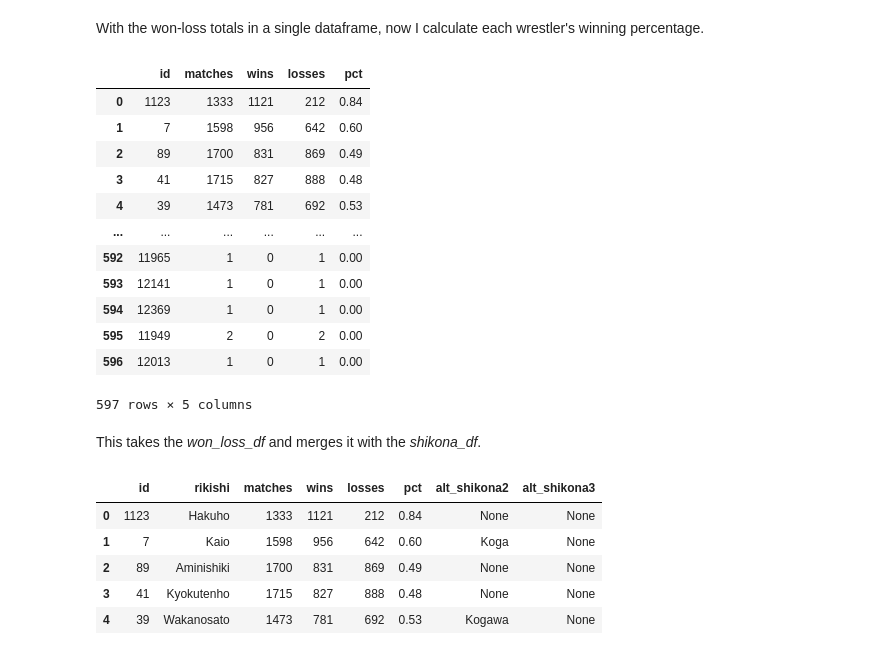
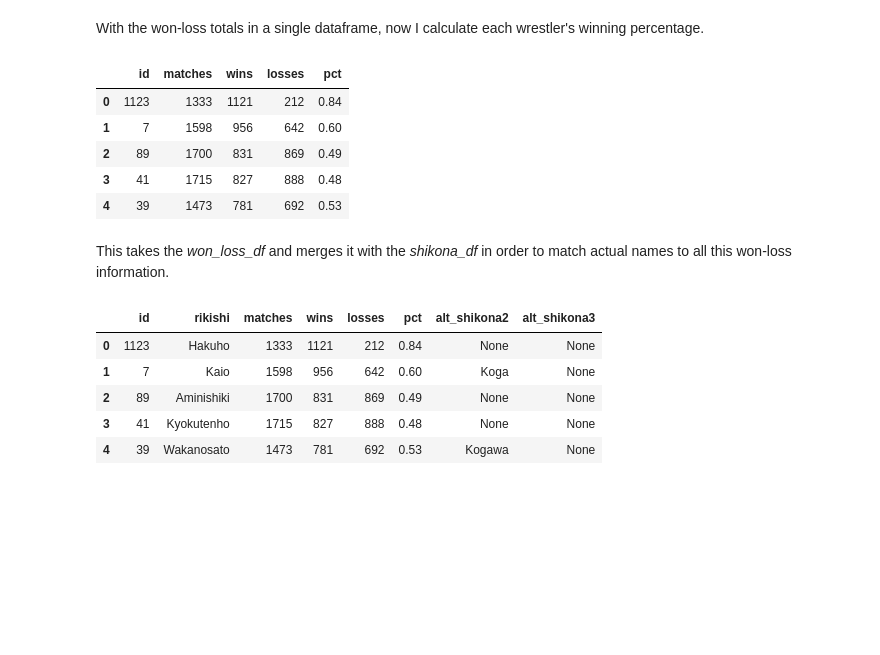
Before and after one commit to mjbrechner/sumo, a Jupyter notebook: sumo_analysis.ipynb, the cells around one changed output. Saved outputs shown, nothing was run; the diff lists cells and outputs as text; code cells hidden in the pictures; blank space fills up the shorter version.

```diff
--- a/sumo_analysis.ipynb
+++ b/sumo_analysis.ipynb
@@ -203,31 +166,24 @@ With the won-loss totals in a single dataframe, now I calculate each wrestler's
 # %%
 pct_list = []
 
 for i in range(len(won_loss_df)):
     pct = round(int(won_loss_df[won_loss_df.id == won_loss_df['id'][i]].wins.iloc[0]) / int(
     (won_loss_df[won_loss_df.id == won_loss_df['id'][i]].wins.iloc[0])
     + int(won_loss_df[won_loss_df.id == won_loss_df['id'][i]].losses.iloc[0])
 ), 2)
     pct_list.append(pct)
 
 won_loss_df["pct"] = pct_list
-won_loss_df
+won_loss_df.head()
 # %% [output]
 |  | id | matches | wins | losses | pct |
 | 0 | 1123 | 1333 | 1121 | 212 | 0.84 |
 | 1 | 7 | 1598 | 956 | 642 | 0.60 |
 | 2 | 89 | 1700 | 831 | 869 | 0.49 |
 | 3 | 41 | 1715 | 827 | 888 | 0.48 |
 | 4 | 39 | 1473 | 781 | 692 | 0.53 |
-| ... | ... | ... | ... | ... | ... |
-| 592 | 11965 | 1 | 0 | 1 | 0.00 |
-| 593 | 12141 | 1 | 0 | 1 | 0.00 |
-| 594 | 12369 | 1 | 0 | 1 | 0.00 |
-| 595 | 11949 | 2 | 0 | 2 | 0.00 |
-| 596 | 12013 | 1 | 0 | 1 | 0.00 |
-597 rows × 5 columns
 # %% [markdown]
-This takes the *won_loss_df* and merges it with the *shikona_df*.
+This takes the *won_loss_df* and merges it with the *shikona_df* in order to match actual names to all this won-loss information.
 # %%
 new_won_loss_df = pd.merge(won_loss_df, shikona_df)
 new_won_loss_df = new_won_loss_df.iloc[:, [0, 5, 1, 2, 3, 4, 6, 7]]
```
Also changed, not shown: parts of 15 cells of this notebook, 1 other file.
